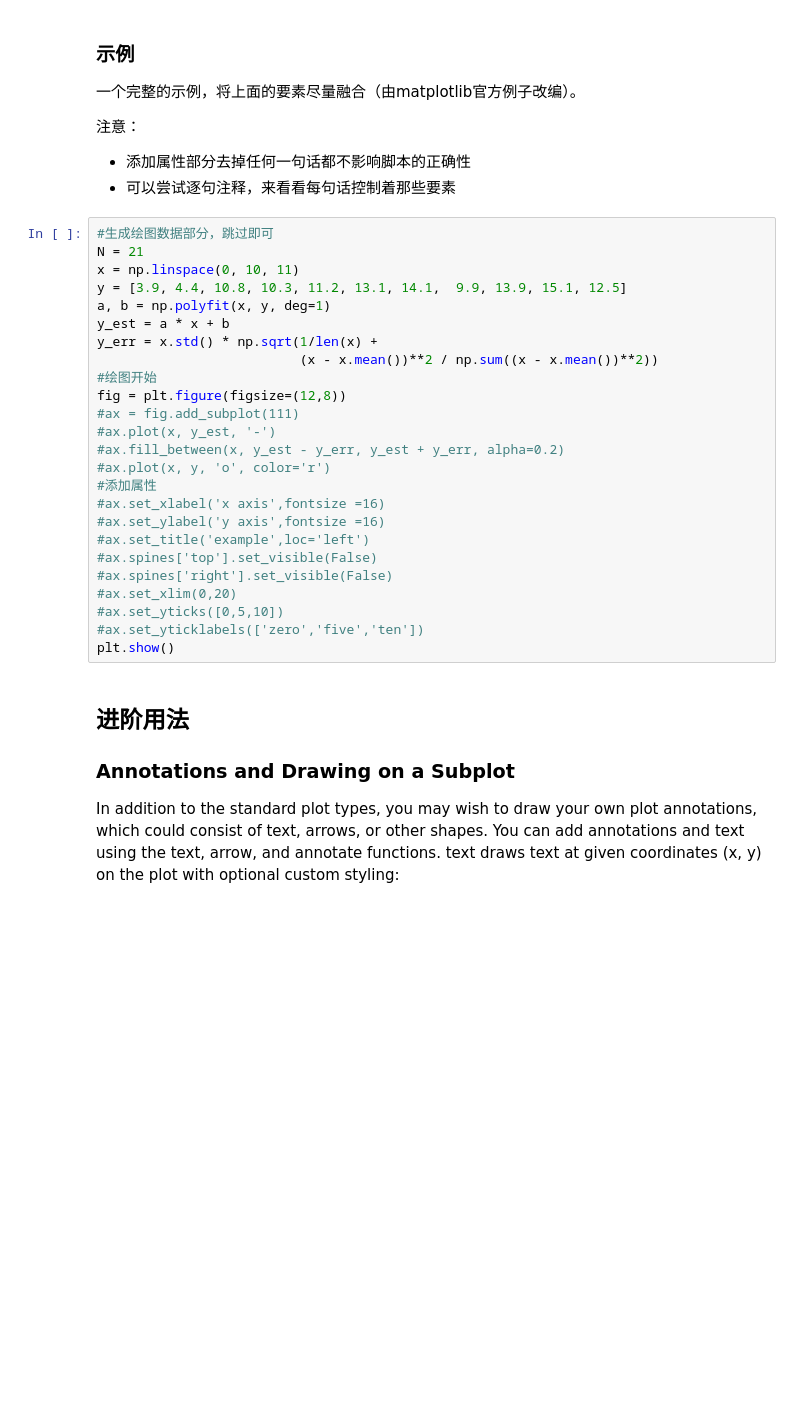
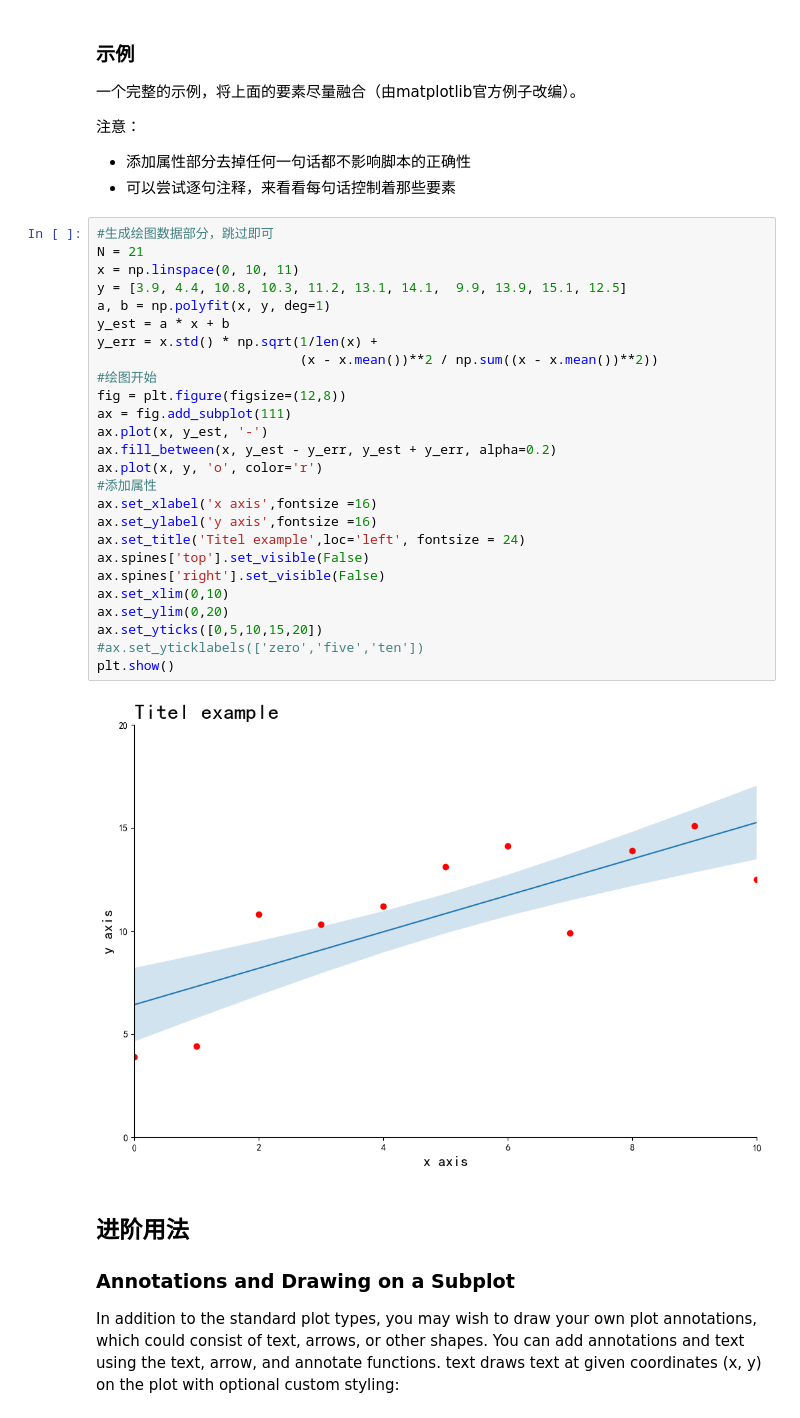
Before and after one commit to dietertao/b_python_dshb_cn, a Jupyter notebook: docs/Chapter0.DS_Intro_yxf/3.0.matplotlib_intro.ipynb, the cells around one changed output. Cells and saved outputs as stored; diff of their text form; blank space fills up the shorter version.

```diff
--- a/docs/Chapter0.DS_Intro_yxf/3.0.matplotlib_intro.ipynb
+++ b/docs/Chapter0.DS_Intro_yxf/3.0.matplotlib_intro.ipynb
@@ -399,28 +396,31 @@ plt.show()
 # %%
 #生成绘图数据部分，跳过即可
 N = 21
 x = np.linspace(0, 10, 11)
 y = [3.9, 4.4, 10.8, 10.3, 11.2, 13.1, 14.1,  9.9, 13.9, 15.1, 12.5]
 a, b = np.polyfit(x, y, deg=1)
 y_est = a * x + b
 y_err = x.std() * np.sqrt(1/len(x) +
                           (x - x.mean())**2 / np.sum((x - x.mean())**2))
 #绘图开始
 fig = plt.figure(figsize=(12,8))
-#ax = fig.add_subplot(111)
-#ax.plot(x, y_est, '-')
-#ax.fill_between(x, y_est - y_err, y_est + y_err, alpha=0.2)
-#ax.plot(x, y, 'o', color='r')
+ax = fig.add_subplot(111)
+ax.plot(x, y_est, '-')
+ax.fill_between(x, y_est - y_err, y_est + y_err, alpha=0.2)
+ax.plot(x, y, 'o', color='r')
 #添加属性
-#ax.set_xlabel('x axis',fontsize =16)
-#ax.set_ylabel('y axis',fontsize =16)
-#ax.set_title('example',loc='left')
-#ax.spines['top'].set_visible(False)
-#ax.spines['right'].set_visible(False)
-#ax.set_xlim(0,20)
-#ax.set_yticks([0,5,10])
+ax.set_xlabel('x axis',fontsize =16)
+ax.set_ylabel('y axis',fontsize =16)
+ax.set_title('Titel example',loc='left', fontsize = 24)
+ax.spines['top'].set_visible(False)
+ax.spines['right'].set_visible(False)
+ax.set_xlim(0,10)
+ax.set_ylim(0,20)
+ax.set_yticks([0,5,10,15,20])
 #ax.set_yticklabels(['zero','five','ten'])
 plt.show()
+# %% [output]
+[figure, added]
 # %% [markdown]
 ## 进阶用法
 
```
Also changed, not shown: parts of 8 cells of this notebook, 1 other file.
